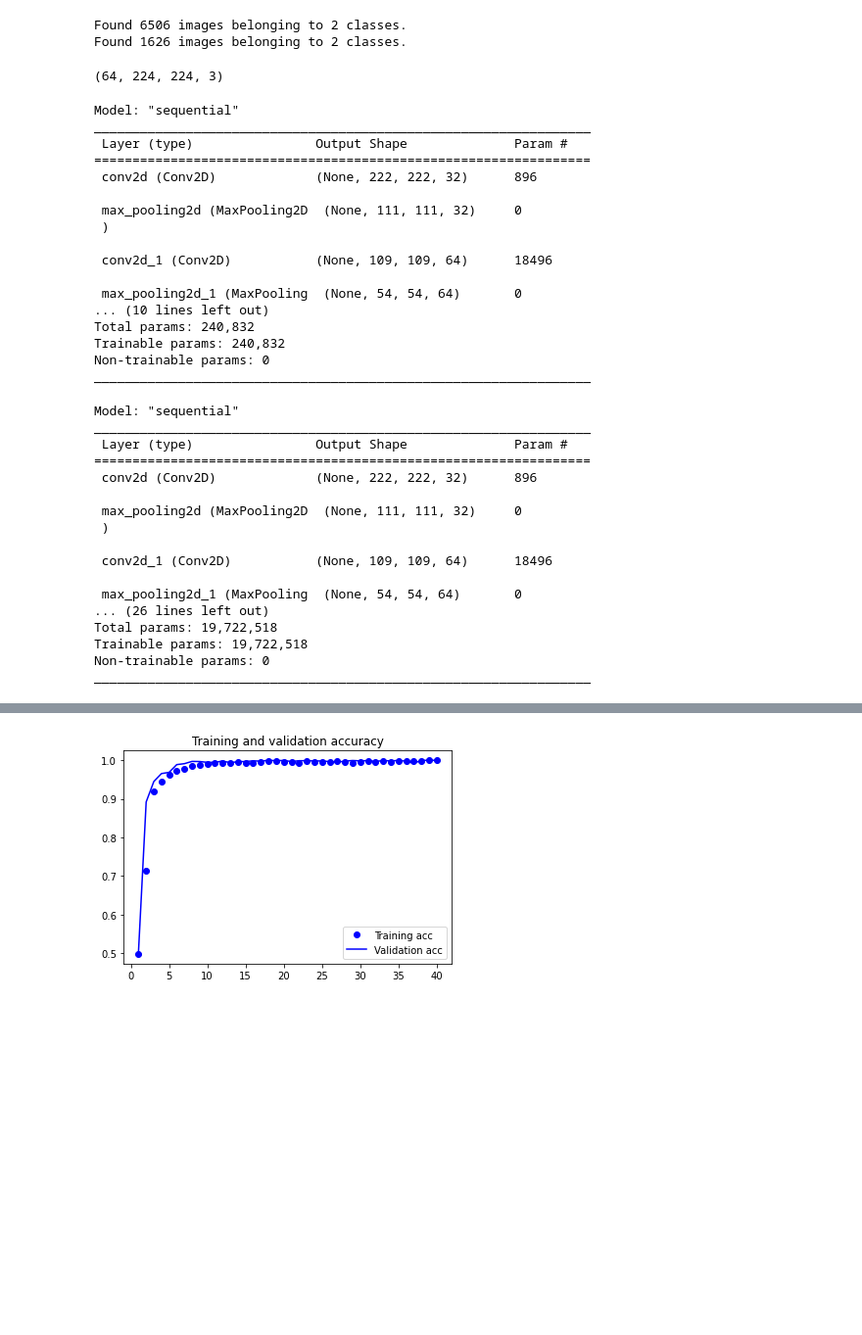
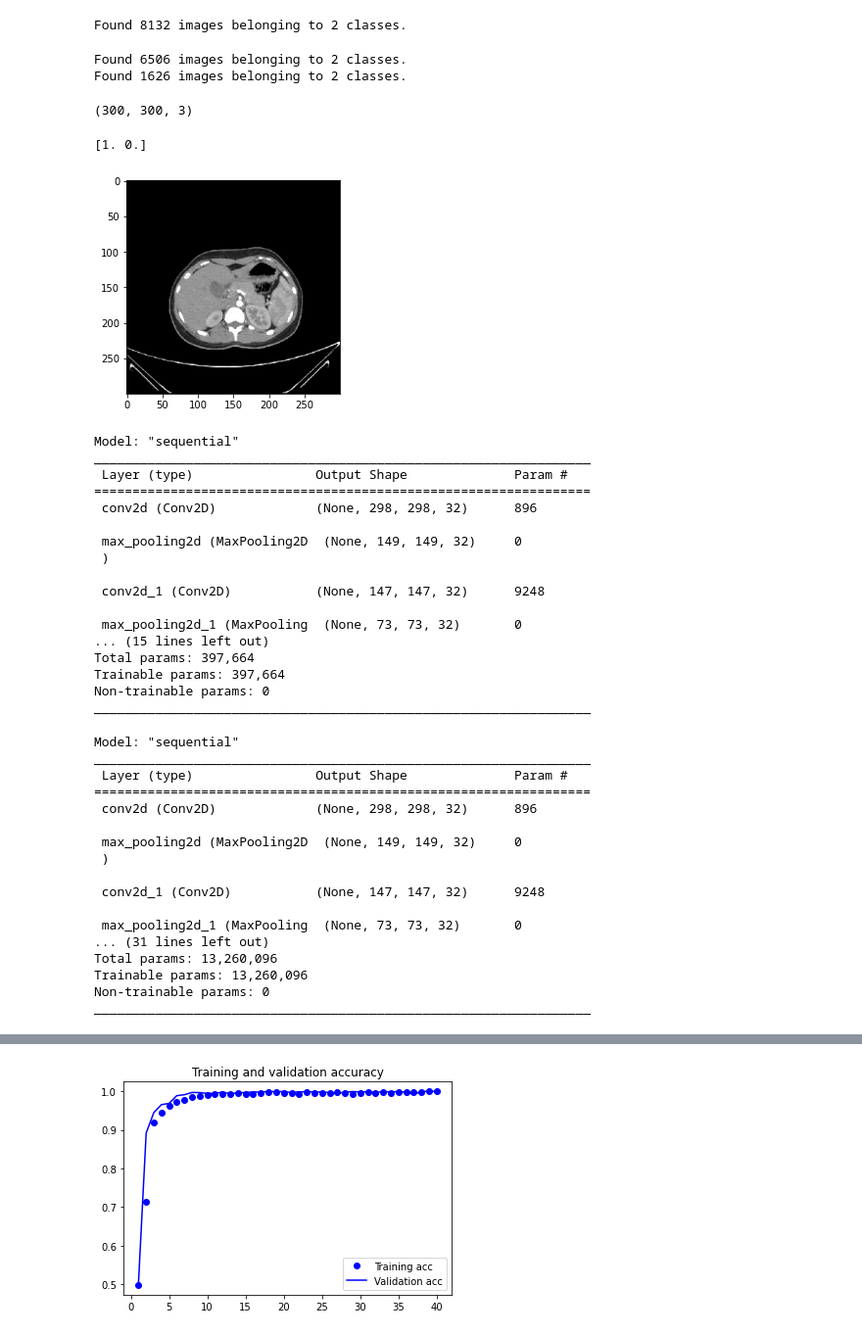
Before and after one commit to DeusLicht/Research_Project, a Jupyter notebook: Project_tensorflow.ipynb, the cells around one changed output, grey strips where cells are left out. Shown: that part at 98% size. Drawn from its saved outputs; the diff is of its cells as text; code cells hidden in the pictures; blank space fills up the shorter version.

```diff
--- a/Project_tensorflow.ipynb
+++ b/Project_tensorflow.ipynb
@@ -43,31 +38,41 @@ train_dir = data_dir / 'Train'
 test_dir = data_dir / 'Test'
 # %%
 train_datagen = ImageDataGenerator(rescale=1./255,
-                                   rotation_range=40,
+                                   rotation_range=50,
                                     width_shift_range=0.2,
                                     height_shift_range=0.2,
-                                    shear_range=0.2,
                                     horizontal_flip=True,
                                     fill_mode='nearest',
                                     validation_split=0.2)
+# %%
+i = 0
+for batch in train_datagen.flow_from_directory(train_dir, batch_size=64,target_size=(256,256),
+                          save_to_dir='D:\Git\Research Paper\DataSet - Mehedi Hasan, Medical Technologist, Bangladesh Hospitals\Augmented', save_format='jpg'):
+    i += 1
+    if i > 5:
+        break
+# %% [output]
+Found 8132 images belonging to 2 classes.
 # %%
 train_set= train_datagen.flow_from_directory(train_dir,
-                                                    target_size=(224, 224),
+                                                    target_size=(300, 300),
                                                     batch_size=64,
                                                     class_mode='categorical',
-                                                    subset='training')
+                                                    subset='training',
+                                                    shuffle=True)
 #validation data
 validation_set = train_datagen.flow_from_directory(train_dir,
-                                                        target_size=(224, 224),
+                                                        target_size=(300, 300),
                                                         batch_size=64,
                                                         class_mode='categorical',
-                                                        subset='validation')
+                                                        subset='validation',
+                                                        shuffle=True)
 # %% [output]
 Found 6506 images belonging to 2 classes.
 Found 1626 images belonging to 2 classes.
 # %%
 dataiter = iter(train_set)
 images, labels = dataiter.next()
-images.shape
+images[0].shape
 # %% [output]
-(64, 224, 224, 3)
+(300, 300, 3)
@@ -77,0 +79,6 @@ datagen=tf.keras.preprocessing.image.ImageDataGenerator(
+# %%
+plt.imshow(images[1])
+print(labels[1])
+# %% [output]
+[1. 0.]
+[figure, added]
@@ -78,6 +87,8 @@ datagen=tf.keras.preprocessing.image.ImageDataGenerator(
 # %%
 model = models.Sequential([
-    layers.Conv2D(32, (3, 3), activation='relu', input_shape=(224, 224, 3)) ,
+    layers.Conv2D(32, (3, 3), activation='relu', input_shape=(300, 300, 3)) ,
+    layers.MaxPooling2D((2, 2)),
+    layers.Conv2D(32, (3, 3), activation='relu'),
     layers.MaxPooling2D((2, 2)),
     layers.Conv2D(64, (3, 3), activation='relu'),
     layers.MaxPooling2D((2, 2)),
@@ -92,32 +103,32 @@ Model: "sequential"
 _________________________________________________________________
  Layer (type)                Output Shape              Param #
 =================================================================
- conv2d (Conv2D)             (None, 222, 222, 32)      896
+ conv2d (Conv2D)             (None, 298, 298, 32)      896
 
- max_pooling2d (MaxPooling2D  (None, 111, 111, 32)     0
+ max_pooling2d (MaxPooling2D  (None, 149, 149, 32)     0
  )
 
- conv2d_1 (Conv2D)           (None, 109, 109, 64)      18496
+ conv2d_1 (Conv2D)           (None, 147, 147, 32)      9248
 
- max_pooling2d_1 (MaxPooling  (None, 54, 54, 64)       0
-... (10 lines left out)
-Total params: 240,832
-Trainable params: 240,832
+ max_pooling2d_1 (MaxPooling  (None, 73, 73, 32)       0
+... (15 lines left out)
+Total params: 397,664
+Trainable params: 397,664
 Non-trainable params: 0
 _________________________________________________________________
 # %%
 
 
 model.add(layers.Flatten())
-model.add(layers.Dense(264, activation='relu'))
-model.add(layers.Dropout(0.3))
+model.add(layers.Dense(256, activation='relu'))
+model.add(layers.Dropout(0.5))
 model.add(layers.Dense(64, activation='relu'))
-model.add(layers.Dropout(0.3))
-model.add(layers.Dense(4, activation='relu'))
-model.add(layers.Dropout(0.3))
+model.add(layers.Dropout(0.5))
+model.add(layers.Dense(10, activation='relu'))
+model.add(layers.Dropout(0.5))
 model.add(layers.Dense(2, activation='sigmoid'))
-model.compile(loss='categorical_crossentropy',  #loss for binary classification
-              optimizer=optimizers.SGD(learning_rate = 0.01), #RMS optimizer
+model.compile(loss='categorical_crossentropy',
+              optimizer=opt,
               metrics=['accuracy'])
 model.summary()
 # %% [output]
@@ -125,17 +136,17 @@ Model: "sequential"
 _________________________________________________________________
  Layer (type)                Output Shape              Param #
 =================================================================
- conv2d (Conv2D)             (None, 222, 222, 32)      896
+ conv2d (Conv2D)             (None, 298, 298, 32)      896
 
- max_pooling2d (MaxPooling2D  (None, 111, 111, 32)     0
+ max_pooling2d (MaxPooling2D  (None, 149, 149, 32)     0
  )
 
- conv2d_1 (Conv2D)           (None, 109, 109, 64)      18496
+ conv2d_1 (Conv2D)           (None, 147, 147, 32)      9248
 
- max_pooling2d_1 (MaxPooling  (None, 54, 54, 64)       0
-... (26 lines left out)
-Total params: 19,722,518
-Trainable params: 19,722,518
+ max_pooling2d_1 (MaxPooling  (None, 73, 73, 32)       0
+... (31 lines left out)
+Total params: 13,260,096
+Trainable params: 13,260,096
 Non-trainable params: 0
 _________________________________________________________________
 # %%
```
Also changed, not shown: parts of 8 cells of this notebook.
